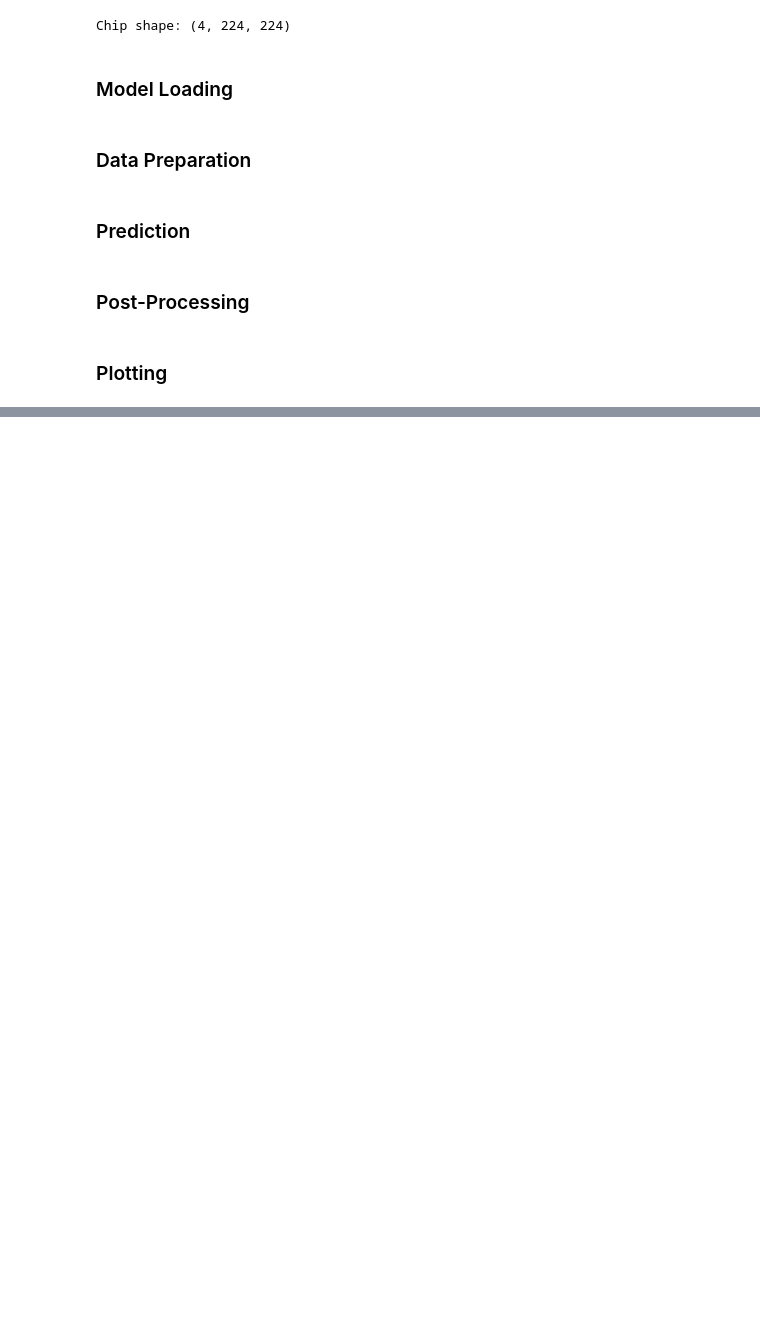
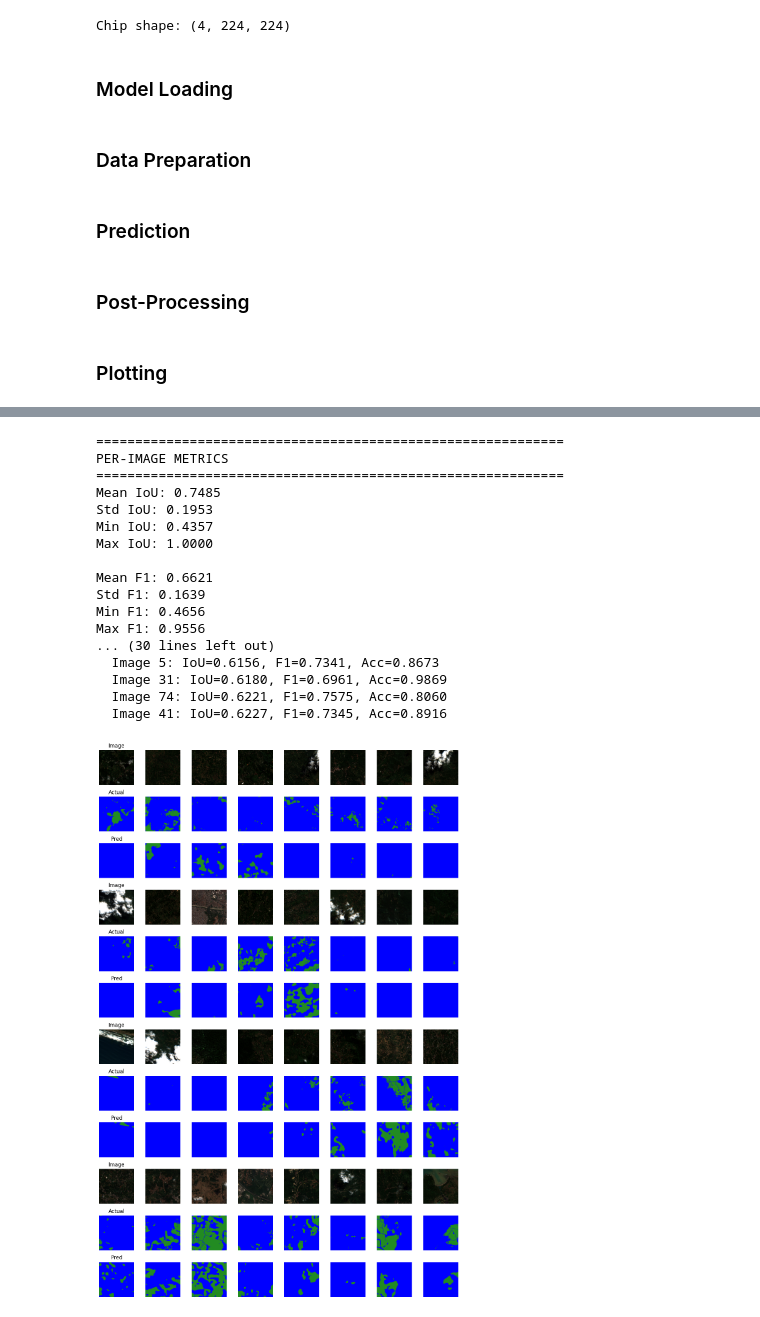
Before and after one commit to obertcoy/fork-clay-segmentor, a Jupyter notebook: claymodel/finetune/segment/chesapeake_inference.ipynb, the cells around one changed output, grey strips where cells are left out. Drawn from its saved outputs; the diff is of its cells as text; code cells hidden in the pictures; blank space fills up the shorter version.

```diff
--- a/claymodel/finetune/segment/chesapeake_inference.ipynb
+++ b/claymodel/finetune/segment/chesapeake_inference.ipynb
@@ -303,0 +455,47 @@ IMPLICATION:
+# %%
+
+# Print statistics
+print("=" * 60)
+print("PER-IMAGE METRICS")
+print("=" * 60)
+print(f"Mean IoU: {np.mean(per_image_iou):.4f}")
+print(f"Std IoU: {np.std(per_image_iou):.4f}")
+print(f"Min IoU: {np.min(per_image_iou):.4f}")
+print(f"Max IoU: {np.max(per_image_iou):.4f}")
+
+print()
+
+print(f"Mean F1: {np.mean(per_image_f1):.4f}")
+print(f"Std F1: {np.std(per_image_f1):.4f}")
+print(f"Min F1: {np.min(per_image_f1):.4f}")
+print(f"Max F1: {np.max(per_image_f1):.4f}")
+
+print(f"\nWorst 5 images (by IoU):")
+worst_indices = np.argsort(per_image_iou)[:32]
+worst_images = [test_images[i] for i in worst_indices]
+worst_labels = [test_batch['label'][i].detach().cpu().numpy() for i in worst_indices]
+worst_preds = [torch.argmax(test_output[i], dim=0).detach().cpu().numpy() for i in worst_indices]
+for idx in worst_indices:
+    print(f"  Image {idx}: IoU={per_image_iou[idx]:.4f}, F1={per_image_f1[idx]:.4f}, Acc={per_image_accuracy[idx]:.4f}")
+
+
+plot_predictions(worst_images, worst_labels, worst_preds)
+# %% [output]
+============================================================
+PER-IMAGE METRICS
+============================================================
+Mean IoU: 0.7485
+Std IoU: 0.1953
+Min IoU: 0.4357
+Max IoU: 1.0000
+
+Mean F1: 0.6621
+Std F1: 0.1639
+Min F1: 0.4656
+Max F1: 0.9556
+... (30 lines left out)
+  Image 5: IoU=0.6156, F1=0.7341, Acc=0.8673
+  Image 31: IoU=0.6180, F1=0.6961, Acc=0.9869
+  Image 74: IoU=0.6221, F1=0.7575, Acc=0.8060
+  Image 41: IoU=0.6227, F1=0.7345, Acc=0.8916
+[figure, added]
```
Also changed, not shown: parts of 12 cells of this notebook, 6 other files.
